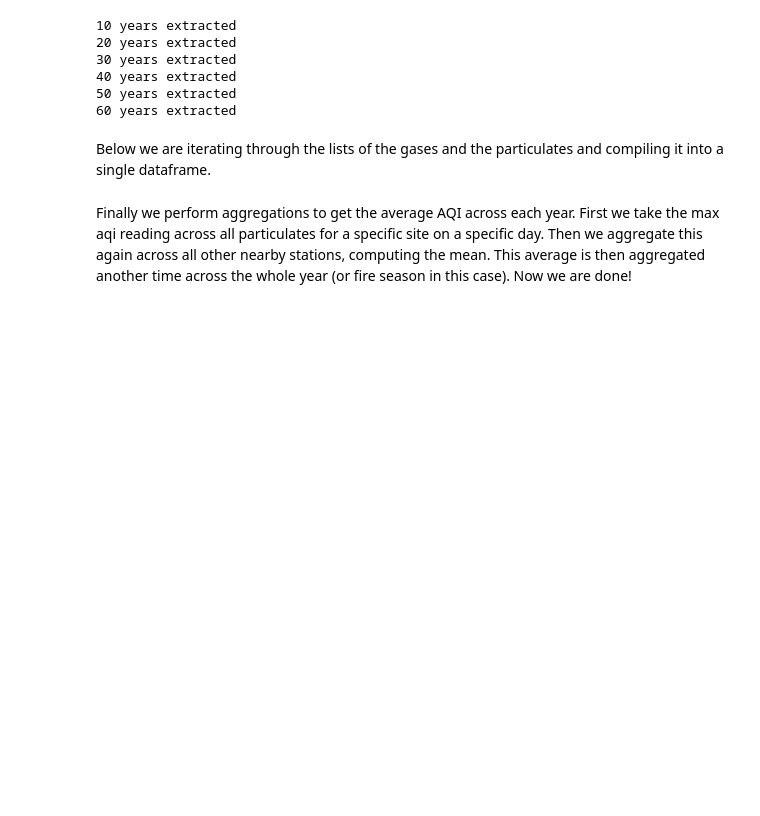
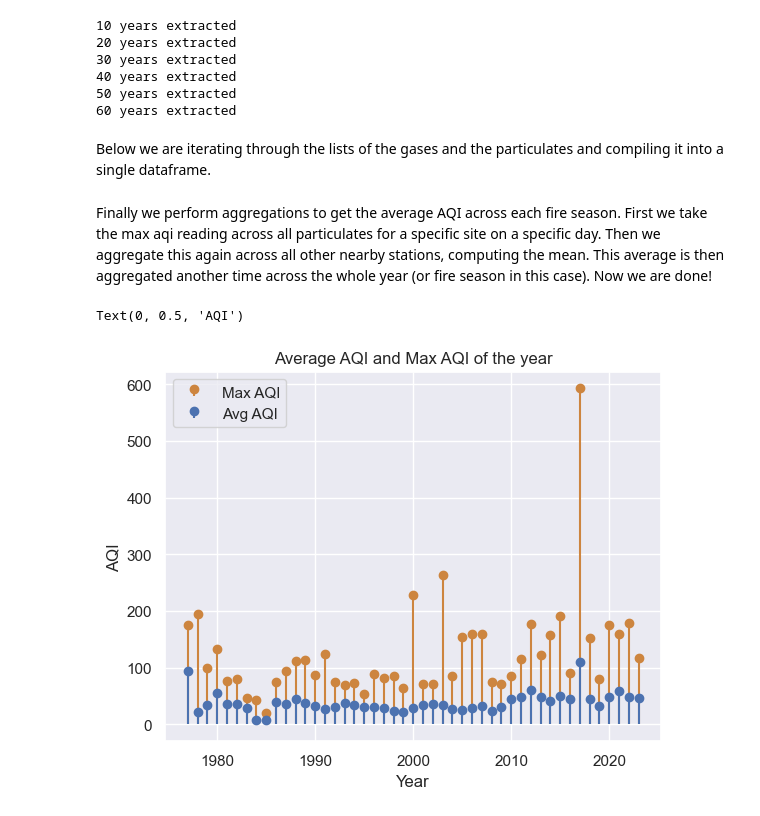
Before and after one commit to evanyfyip/us-wildfire-analysis, a Jupyter notebook: notebooks/get_aqi_data.ipynb, the cells around one changed output. Drawn from its saved outputs; the diff is of its cells as text; code cells hidden in the pictures; blank space fills up the shorter version.

```diff
--- a/notebooks/get_aqi_data.ipynb
+++ b/notebooks/get_aqi_data.ipynb
@@ -244,4 +248,4 @@ for years in particulate_list:
     for months in years:
         aqi_df = pd.concat([aqi_df, pd.DataFrame(months, index=[i])[['site_number', 'parameter', 'date_local', 'aqi']]])
 # %% [markdown]
-Finally we perform aggregations to get the average AQI across each year. First we take the max aqi reading across all particulates for a specific site on a specific day. Then we aggregate this again across all other nearby stations, computing the mean. This average is then aggregated another time across the whole year (or fire season in this case). Now we are done!
+Finally we perform aggregations to get the average AQI across each fire season. First we take the max aqi reading across all particulates for a specific site on a specific day. Then we aggregate this again across all other nearby stations, computing the mean. This average is then aggregated another time across the whole year (or fire season in this case). Now we are done!
@@ -253,0 +252,45 @@ avg_aqi_per_year.to_csv('../data_intermediate/avg_aqi_per_year2.csv')
+# %%
+
+aqi_clean = aqi_df.copy()
+aqi_clean['aqi'] = aqi_df['aqi'].replace({None: np.nan}).astype(float)
+aqi_clean = aqi_clean.dropna(subset=['aqi'])
+# %%
+# Computing the max aqi per day and per station (max of all different components that day)
+aqi_max_per_station_per_day = aqi_clean.groupby(['site_number', 'date_local']).max().reset_index()
+
+# Computing the max aqi per day across all stations
+aqi_max_per_day = aqi_max_per_station_per_day.groupby(['date_local']).max().reset_index()
+
+# Extracting the year
+aqi_max_per_day['year'] = pd.to_datetime(aqi_max_per_day['date_local']).dt.year
+# aqi_avg_per_day['year'] = pd.to_datetime(aqi_avg_per_day['date_local']).dt.year
+
+# Filtering for number of days during the fire season with AQI > 75 or AQI > 100
+aqi_max_per_day['aqi100'] = np.where(aqi_max_per_day['aqi'] > 100, 1, 0)
+aqi_max_per_day['aqi75'] = np.where(aqi_max_per_day['aqi'] > 75, 1, 0)
+
+# Computing the average and max aqi per year
+aqi_avg_per_year = aqi_max_per_day[['year', 'aqi']].groupby('year').mean().reset_index()
+aqi_max_per_year = aqi_max_per_day[['year', 'aqi']].groupby('year').max().reset_index()
+
+# Renaming columns
+aqi_avg_per_year = aqi_avg_per_year.rename(columns={"aqi": "avg_aqi"})
+aqi_max_per_year = aqi_max_per_year.rename(columns={"aqi": "max_aqi"})
+# Computing the count of number of days with AQI greater than 100 and 75
+aqi100 = aqi_max_per_day[['year', 'aqi100']].groupby('year').sum().reset_index()[['year', 'aqi100']]
+aqi75 = aqi_max_per_day[['year', 'aqi75']].groupby('year').sum().reset_index()[['year', 'aqi75']]
+
+# Joining all the aqi tables together
+final_aqi_df = pd.concat([aqi_max_per_year, aqi_avg_per_year[['avg_aqi']], aqi100['aqi100'], aqi75['aqi75']], axis=1)
+final_aqi_df.to_csv("../data_intermediate/montana_aqi.csv", index=False)
+# %%
+colors = sns.color_palette()
+plt.stem(aqi_max_per_year['year'], aqi_max_per_year['max_aqi'], linefmt="peru", basefmt=' ', label='Max AQI')
+plt.stem(aqi_avg_per_year['year'], aqi_avg_per_year['avg_aqi'], basefmt=' ',label='Avg AQI')
+plt.legend()
+plt.title("Average AQI and Max AQI of the year")
+plt.xlabel("Year")
+plt.ylabel("AQI")
+# %% [output]
+Text(0, 0.5, 'AQI')
+[figure, added]
```
Also changed, not shown: parts of 5 cells of this notebook, 11 other files.
